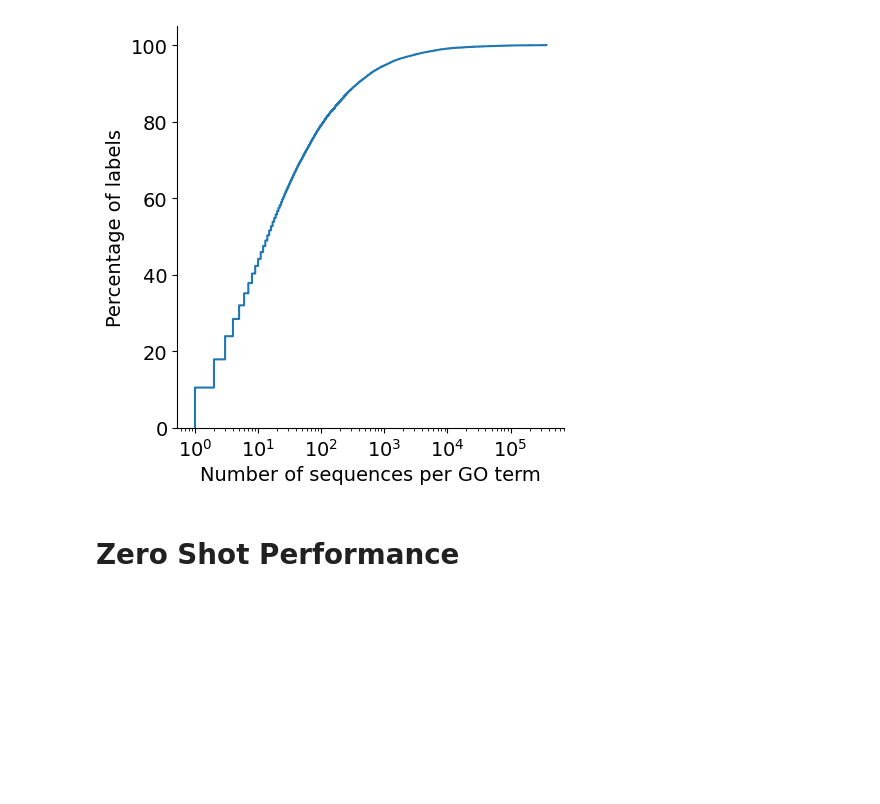
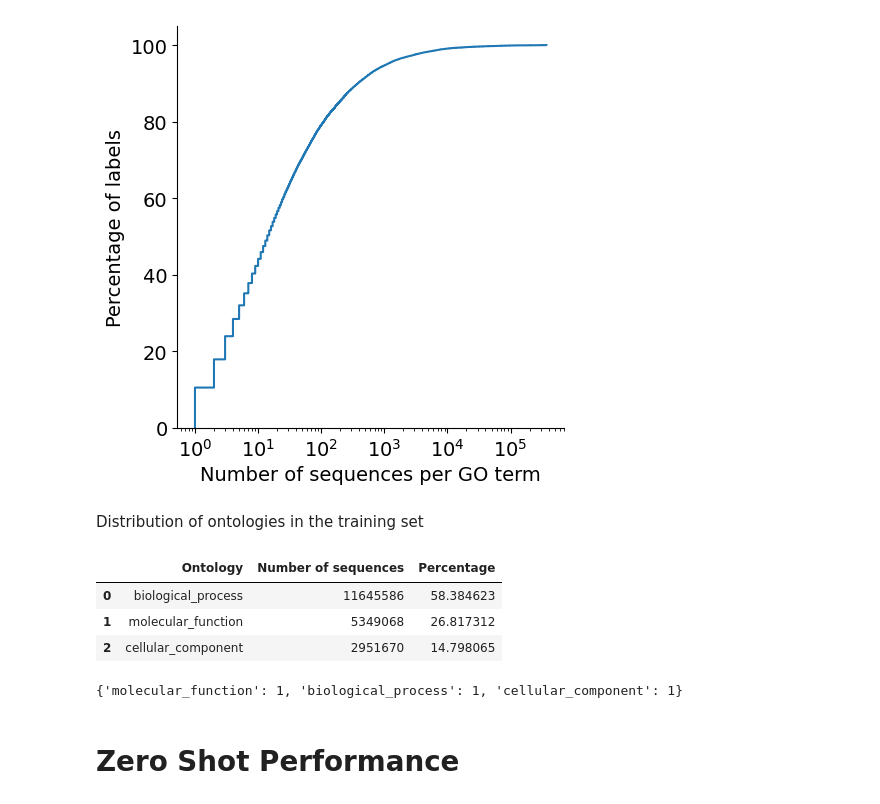
Before and after one commit to microsoft/protnote, a Jupyter notebook: notebooks/Results.ipynb, the cells around one changed output. Saved outputs shown, nothing was run; the diff lists cells and outputs as text; code cells hidden in the pictures; blank space fills up the shorter version.

```diff
--- a/notebooks/Results.ipynb
+++ b/notebooks/Results.ipynb
@@ -272,6 +266,25 @@ save_fig('../outputs/figures/GO Term Distribution')
 plt.show()
 # %% [output]
 [figure]
+# %% [markdown]
+Distribution of ontologies in the training set
+# %%
+
+#sum by ontology
+go_dist = pd.DataFrame([(graph_2019.nodes[go_term]["namespace"],freq) for go_term,freq in dict(labels).items() if go_term in graph_2019.nodes]).groupby(0).sum().sort_values(1,ascending=False).reset_index()
+go_dist.columns = ['Ontology','Number of sequences']
+#calculate percentage
+go_dist['Percentage'] = go_dist['Number of sequences']*100/go_dist['Number of sequences'].sum()
+go_dist
+# %% [output]
+|  | Ontology | Number of sequences | Percentage |
+| 0 | biological_process | 11645586 | 58.384623 |
+| 1 | molecular_function | 5349068 | 26.817312 |
+| 2 | cellular_component | 2951670 | 14.798065 |
+# %%
+{graph_2019.nodes[k]["namespace"]:v for k,v in labels.items() if k in graph_2019.nodes}
+# %% [output]
+{'molecular_function': 1, 'biological_process': 1, 'cellular_component': 1}
 # %% [markdown]
 # Zero Shot Performance
 # %% [markdown]
```
Also changed, not shown: parts of 6 cells of this notebook, 2 other files.
